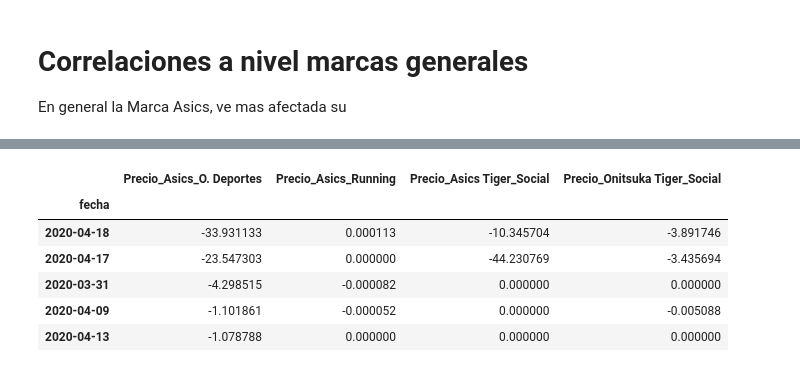
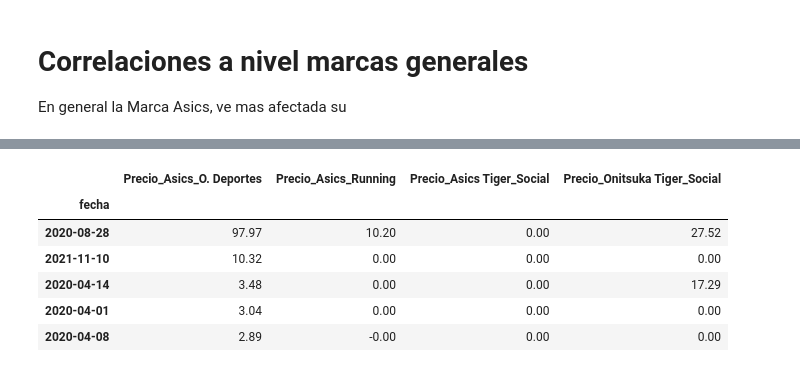
Before and after one commit to adelgado24/TP_final_analitica, a Jupyter notebook: main (1).ipynb, the cells around one changed output, grey strips where cells are left out. Saved outputs shown, nothing was run; the diff lists cells and outputs as text; code cells hidden in the pictures.

```diff
--- a/main (1).ipynb
+++ b/main (1).ipynb
@@ -771,13 +888,3 @@ strong multicollinearity or other numerical problems.
 # Correlaciones a nivel marcas generales
 
 En general la Marca Asics, ve mas afectada su
-# %%
-pivot_gral_semana = df_mercado_1.pivot_table(index = 'semana_año', columns= ['Marca'], values = ['Cantidad','Precio'], aggfunc={'Cantidad':'sum', 'Precio':'mean'}).reset_index()
-
-columnas_nuevas = []
-for i in pivot_gral_semana.columns:
-    columnas_nuevas.append(i[0] + "_" + i[1])
-
-pivot_gral_semana.columns = columnas_nuevas
-#pivot_gral.drop(['Precio_Asics Tiger','Cantidad_Asics Tiger'], axis=1, inplace=True)
-pivot_gral_semana = pivot_gral_semana.dropna()
@@ -906,12 +934,0 @@ plt.scatter(pivot_sub_segmento_semanal['Precio_Asics_Running'], pivot_sub_segmen
-# %%
-pivot_sub_semanal = df_mercado_1.pivot_table(index = 'semana_año', columns= 'Sub Marca', values = ['Cantidad','Precio'], aggfunc={'Cantidad':'sum', 'Precio':'mean'})#.reset_index()
-
-columnas_nuevas_sub_seg = []
-for i in pivot_sub_semanal.columns:
-   columnas_nuevas_sub_seg.append(i[0] + "_" + i[1])
-
-pivot_sub_semanal.columns = columnas_nuevas_sub_seg
-
-#pivot_sub_semanal = pivot_sub_semanal.dropna()
-pivot_sub_semanal = pivot_sub_semanal.drop(['Precio_Asics Tiger','Cantidad_Asics Tiger'], axis=1)
-#pivot_sub_segmento_semanal = pivot_sub_segmento_semanal.drop(['Precio_Asics Tiger_Social','Cantidad_Asics Tiger_Social'], axis=1)
@@ -1023,15 +1006,15 @@ pivot_sub_segmento[columnas_asics]
 pivot_sub_segmento_variacion = pivot_sub_segmento.pct_change() * 100
 pivot_sub_segmento_variacion = pivot_sub_segmento_variacion.fillna(0)
 # %%
-pivot_sub_segmento_variacion[columnas_asics].sort_values(by='Precio_Asics_O. Deportes', ascending=True).head(5)
+pivot_sub_segmento_variacion[columnas_asics].sort_values(by='Precio_Asics_O. Deportes', ascending=False).head(5)
 # %% [output]
 |  | Precio_Asics_O. Deportes | Precio_Asics_Running | Precio_Asics Tiger_Social | Precio_Onitsuka Tiger_Social |
 | fecha |  |  |  |  |
-| 2020-04-18 | -33.931133 | 0.000113 | -10.345704 | -3.891746 |
-| 2020-04-17 | -23.547303 | 0.000000 | -44.230769 | -3.435694 |
-| 2020-03-31 | -4.298515 | -0.000082 | 0.000000 | 0.000000 |
-| 2020-04-09 | -1.101861 | -0.000052 | 0.000000 | -0.005088 |
-| 2020-04-13 | -1.078788 | 0.000000 | 0.000000 | 0.000000 |
+| 2020-08-28 | 97.97 | 10.20 | 0.00 | 27.52 |
+| 2021-11-10 | 10.32 | 0.00 | 0.00 | 0.00 |
+| 2020-04-14 | 3.48 | 0.00 | 0.00 | 17.29 |
+| 2020-04-01 | 3.04 | 0.00 | 0.00 | 0.00 |
+| 2020-04-08 | 2.89 | -0.00 | 0.00 | 0.00 |
 # %%
 pivot_sub_segmento_variacion[columnas_asics].sort_values(by='Precio_Asics_Running', ascending=False).head(5)
 # %% [output]
```
Also changed, not shown: parts of 74 cells of this notebook.
